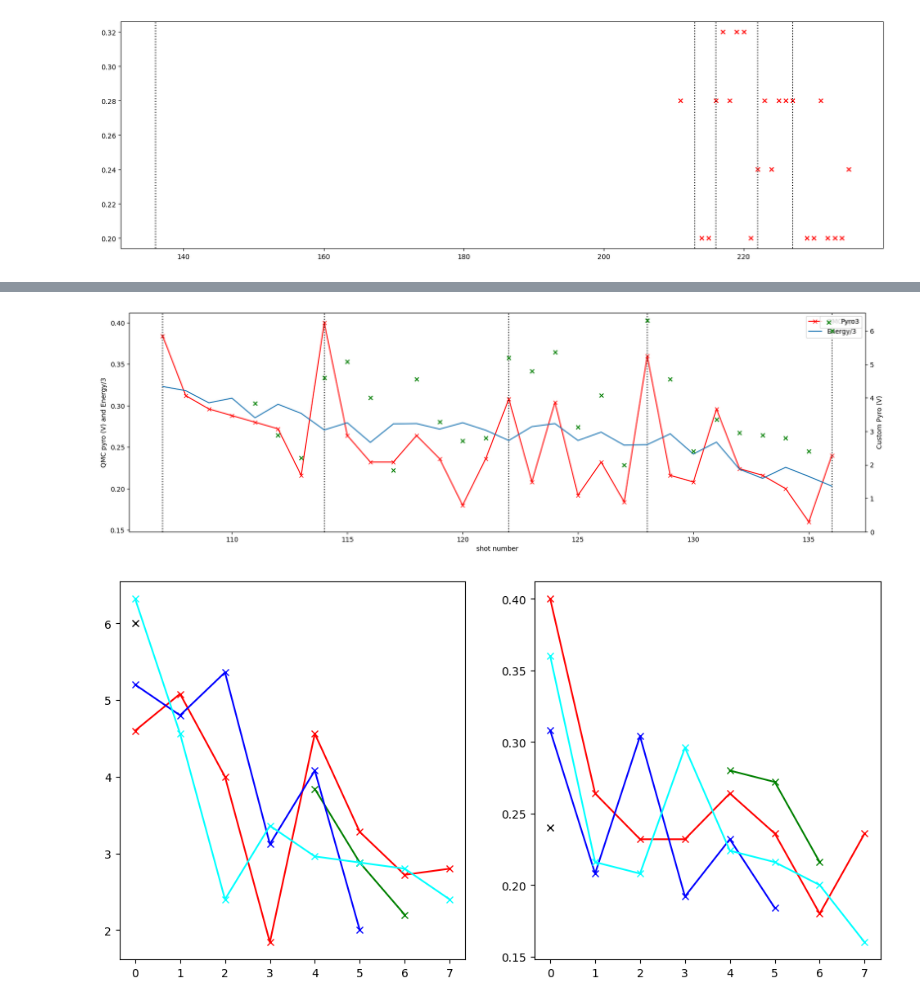
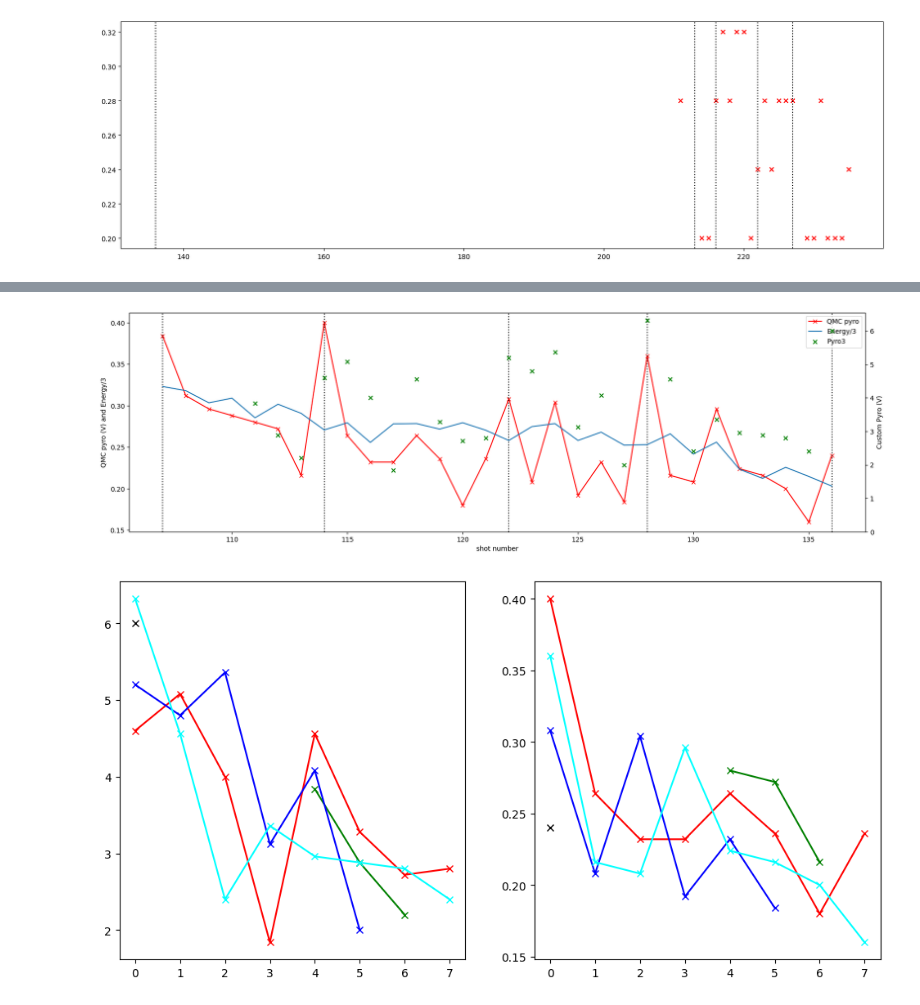
Before and after one commit to Jammi-Dodgers/celia_analysis, a Jupyter notebook: CELIA_ANALYSIS.ipynb, the cells around one changed output, grey strips where cells are left out. Cells and saved outputs as stored; diff of their text form; code cells hidden in the pictures.

```diff
--- a/CELIA_ANALYSIS.ipynb
+++ b/CELIA_ANALYSIS.ipynb
@@ -310,37 +308,39 @@ Found 4 files:
 shot_min = 107
 shot_max = 137
 shots = np.arange(shot_min, shot_max)
+diagnostics = ["bdot", "Ch1", "Ch2", "Ch3", "Ch4", "xray"]
+request = {diagnostic: shots for diagnostic in diagnostics}
 
-#shot_number_bdot, bdot_maxs = zip(*read_lots_of_data(shots, "bdot", silent= True).items())
-#bdot_maxs = [np.max(reading) for reading in bdot_maxs]
+dataset = read_diagnostic_data(request, silent= True)
+bdot_maxs = [np.max(reading) for reading in dataset["bdot"]]
+Ch1 = [np.abs(np.min(reading)) for reading in dataset["Ch1"]]
+Ch2 = [np.abs(np.min(reading)) for reading in dataset["Ch2"]]
+Ch3 = [np.abs(np.min(reading)) for reading in dataset["Ch3"]]
+Ch4 = [np.abs(np.min(reading)) for reading in dataset["Ch4"]]
+Xray = [np.sum(reading) for reading in dataset["xray"]]
 
-shot_number_pyro, Ch1 = zip(*read_lots_of_data(shots, "Ch1", silent= True).items()) # what does zip do exactly?
-Ch1 = [np.abs(np.min(reading)) for reading in Ch1]
-shot_number_pyro, Ch2 = zip(*read_lots_of_data(shots, "Ch2", silent= True).items())
-Ch2 = [np.abs(np.min(reading)) for reading in Ch2]
-shot_number_pyro, Ch3 = zip(*read_lots_of_data(shots, "Ch3", silent= True).items())
-Ch3 = [np.abs(np.min(reading)) for reading in Ch3]
-shot_number_pyro, Ch4 = zip(*read_lots_of_data(shots, "Ch4", silent= True).items())
-Ch4 = [np.abs(np.min(reading)) for reading in Ch4]
-
-#shot_number_Xray, Xray = zip(*read_lots_of_data(shots, "xray", silent= True).items())
-#Xray = [np.sum(reading) for reading in Xray]
+shot_number_pyro = [shot if np.any(~np.isnan(data)) else np.nan for shot, data in zip(dataset["shot"], dataset["Ch1"])] #if there is no data for channel 1, replace the shot number with np.nan
+shot_number_bdot = [shot if np.any(~np.isnan(data)) else np.nan for shot, data in zip(dataset["shot"], dataset["bdot"])]
+shot_number_xray = [shot if np.any(~np.isnan(data)) else np.nan for shot, data in zip(dataset["shot"], dataset["xray"])]
 # %%
 fig, axs = plt.subplots(figsize=(20,6))
 
-axs.plot(shot_number_pyro, Ch4, color="red", label="QMC pyro", marker="x")
+line1 = axs.plot(shot_number_pyro, Ch4, color="red", label="QMC pyro", marker="x")
 axs.vlines([107,114,122,128,136], 0, 1, linestyles ="dotted", colors ="k", transform= axs.get_xaxis_transform())
-axs.plot(shot_number_pyro, laseren/3, label="Energy/3")
+line2 = axs.plot(shot_number_pyro, laseren/3, label="Energy/3")
 axs.set(ylabel = "QMC pyro (V) and Energy/3", xlabel= "shot number")
-plt.legend()
 
 twinax = axs.twinx()
-twinax.scatter(shot_number_pyro[4:], Ch3[4:], color="green", alpha=1, label="Pyro3",marker="x")
+line3 = twinax.scatter(shot_number_pyro[4:], Ch3[4:], color="green", alpha=1, label="Pyro3",marker="x")
 twinax.set(xlabel= "shot number", ylabel= "Custom Pyro (V)", ylim= (0, None))
-plt.legend()
+
+lines = [*line1, *line2, line3]
+labels = [line.get_label() for line in lines]
+axs.legend(lines, labels)
+
 plt.show()
 # %% [output]
-[figure, old version]
+[figure, new version]
 # %%
 fig, axs = plt.subplots(1, 2, figsize= (12,6))
 
```
Also changed, not shown: parts of 18 cells of this notebook, 3 other files.
